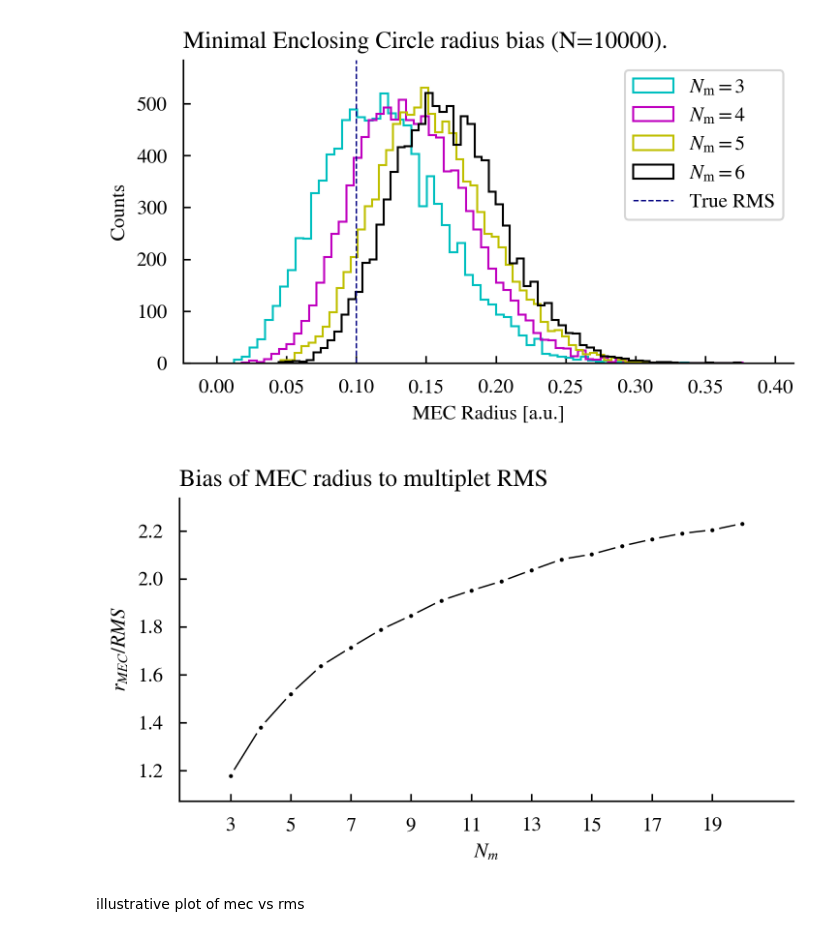
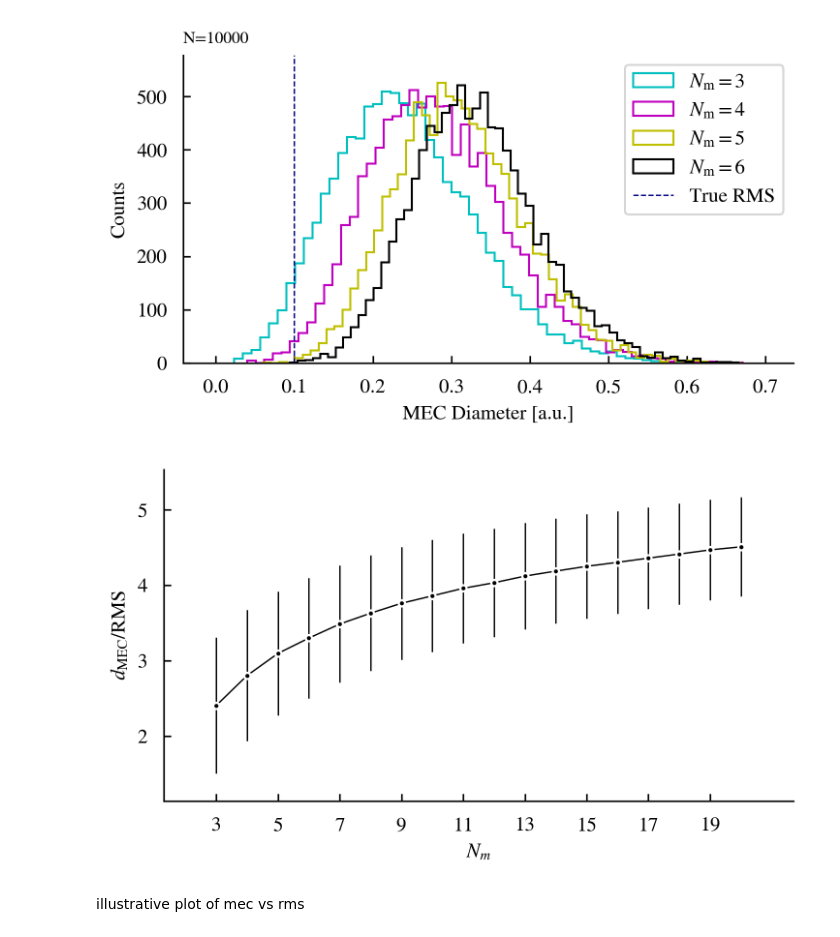
Before and after one commit to annanayjaitly/gamma_transients, a Jupyter notebook: testing/da_simulations.ipynb, the cells around one changed output. Saved outputs shown, nothing was run; the diff lists cells and outputs as text; code cells hidden in the pictures.

```diff
--- a/testing/da_simulations.ipynb
+++ b/testing/da_simulations.ipynb
@@ -15,35 +15,41 @@ for Nmax in tqdm(range(3,21)):
 # %%
 plt.figure(figsize=(5,3))
 colors = ["c","m","y","k"]
 for c,mec,nmax in zip(colors,mec_radii,[3,4,5,6]):
-    plt.hist(mec,histtype="step",bins="fd",color=c,label=fr"$N_{{\mathrm{{m}}}} = {nmax}$")
+    plt.hist(mec*2,histtype="step",bins="fd",color=c,label=fr"$N_{{\mathrm{{m}}}} = {nmax}$")
 ylim = plt.ylim()
 plt.vlines(0.1,*ylim,color="navy",ls="--",label="True RMS")
 plt.ylim(*ylim)
 plt.legend()
-plt.title(f"Minimal Enclosing Circle radius bias (N={N}).",loc="left")
-plt.xlabel("MEC Radius [a.u.]")
+plt.title(f"N={N}",loc="left",fontsize="small")
+plt.xlabel("MEC Diameter [a.u.]")
 plt.ylabel("Counts")
 plt.savefig("figures/tests/sec_radius_bias.png",facecolor="white")
-# plt.savefig("figures/tests/sec_radius_bias.pdf")
+plt.savefig("figures/mec_radius_bias.pdf")
 # plt.close()
 # %% [output]
-[figure, old version]
+[figure, new version]
 # %%
 plt.figure(figsize=(5,3))
-plt.scatter(range(3,21),[np.median(mec)/0.1 for mec in mec_radii],s=1,zorder=3)
-plt.scatter(range(3,21),[np.median(mec)/0.1 for mec in mec_radii],color="white",zorder=2)
-plt.plot(range(3,21),[np.median(mec)/0.1 for mec in mec_radii],zorder=1)
+x = np.arange(3,21)
+y = [np.mean(2*mec)/0.1 for mec in mec_radii]
+yerr = [np.std(2*mec)/0.1 for mec in mec_radii]
+
+plt.errorbar(x,y,yerr=yerr,fmt='none',zorder=2)
+plt.plot(x,y,zorder=2)
+plt.scatter(x,y,color="white",zorder=2,s=10)
+plt.scatter(x,y,s=1,zorder=2,color="black")
+
 plt.xticks(range(3,21,2))
 plt.xlabel(r"$N_{m}$")
-plt.ylabel(r"$r_{MEC} / RMS$")
-plt.title("Bias of MEC radius to multiplet RMS", loc="left")
+plt.ylabel(r"$d_{\mathrm{MEC}} / \mathrm{RMS}$")
+# plt.title("Bias of MEC radius to multiplet RMS", loc="left")
 # plt.savefig("figures/tests/rmec_over_rms_evolution.pdf")
-plt.savefig("figures/tests/rmec_over_rms_evolution.png",facecolor="white")
-# plt.show()
+plt.savefig("figures/dmec_over_rms_evolution.png",facecolor="white",dpi=300)
+plt.show()
 # plt.close()
 # %% [output]
-[figure, old version]
+[figure, new version]
 # %% [markdown]
 illustrative plot of mec vs rms
 # %%
```
Also changed, not shown: 1 other file.
